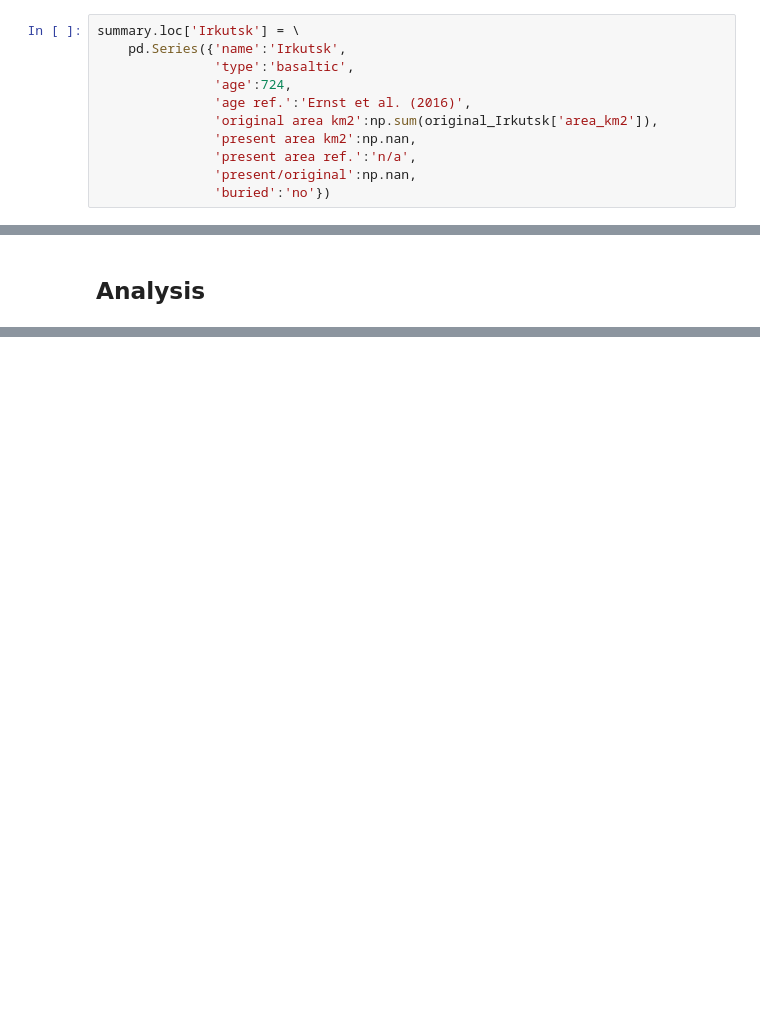
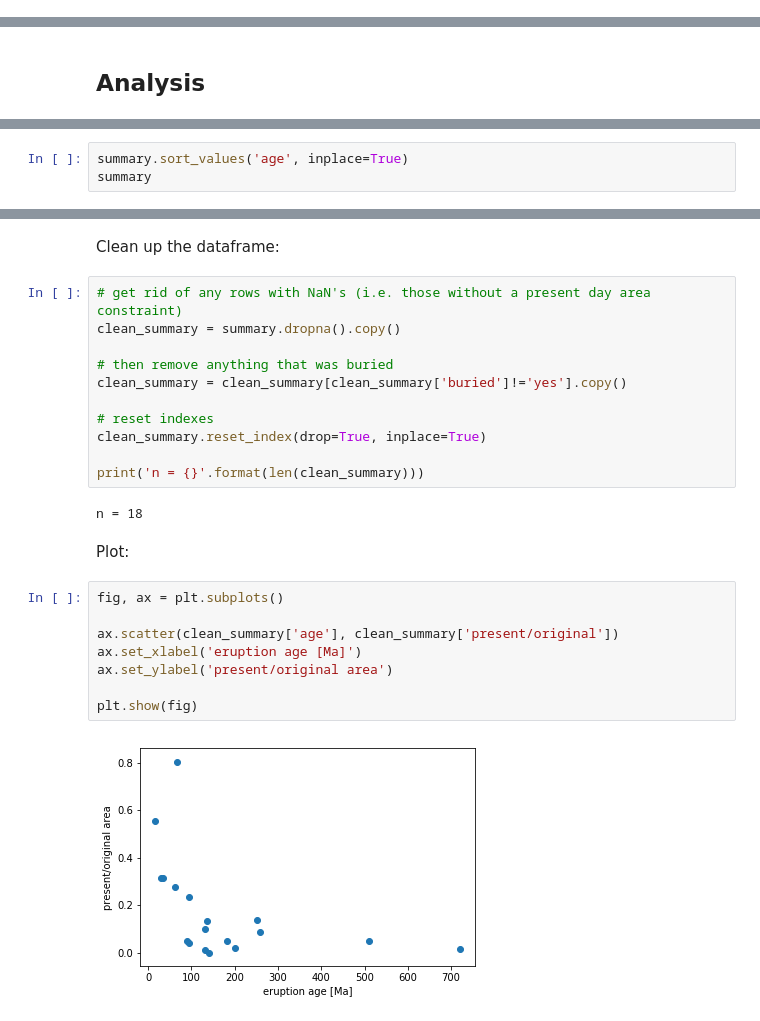
Before and after one commit to Swanson-Hysell-Group/2020_large_igneous_provinces, a Jupyter notebook: Code/Present_Day_Areas.ipynb, the cells around one changed output, grey strips where cells are left out. Cells and saved outputs as stored; diff of their text form; blank space fills up the shorter version.

```diff
--- a/Code/Present_Day_Areas.ipynb
+++ b/Code/Present_Day_Areas.ipynb
@@ -686,11 +683,0 @@ original_Irkutsk = original[original['NAME_EVENT']=='Irkutsk']
-# %%
-summary.loc['Irkutsk'] = \
-    pd.Series({'name':'Irkutsk',
-               'type':'basaltic',
-               'age':724,
-               'age ref.':'Ernst et al. (2016)',
-               'original area km2':np.sum(original_Irkutsk['area_km2']),
-               'present area km2':np.nan,
-               'present area ref.':'n/a',
-               'present/original':np.nan,
-               'buried':'no'})
@@ -709,0 +699,3 @@ clean_summary = summary.dropna()
+# %%
+summary.sort_values('age', inplace=True)
+summary
@@ -709,0 +720,27 @@ clean_summary = summary.dropna()
+# %% [markdown]
+Clean up the dataframe:
+# %%
+# get rid of any rows with NaN's (i.e. those without a present day area constraint)
+clean_summary = summary.dropna().copy()
+
+# then remove anything that was buried
+clean_summary = clean_summary[clean_summary['buried']!='yes'].copy()
+
+# reset indexes
+clean_summary.reset_index(drop=True, inplace=True)
+
+print('n = {}'.format(len(clean_summary)))
+# %% [output]
+n = 18
+# %% [markdown]
+Plot:
+# %%
+fig, ax = plt.subplots()
+
+ax.scatter(clean_summary['age'], clean_summary['present/original'])
+ax.set_xlabel('eruption age [Ma]')
+ax.set_ylabel('present/original area')
+
+plt.show(fig)
+# %% [output]
+[figure, added]
```
Also changed, not shown: parts of 21 cells of this notebook, 1 other file.
